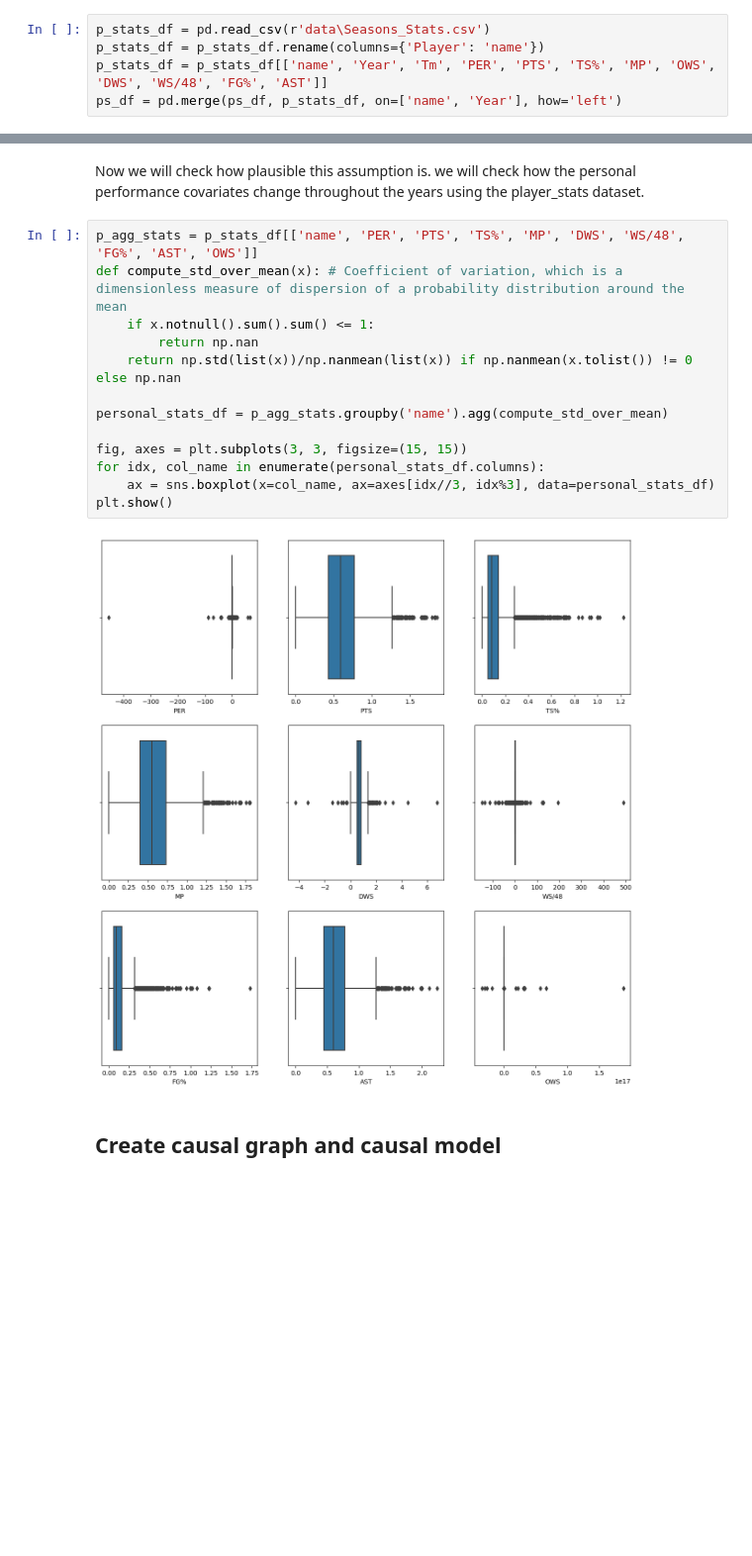
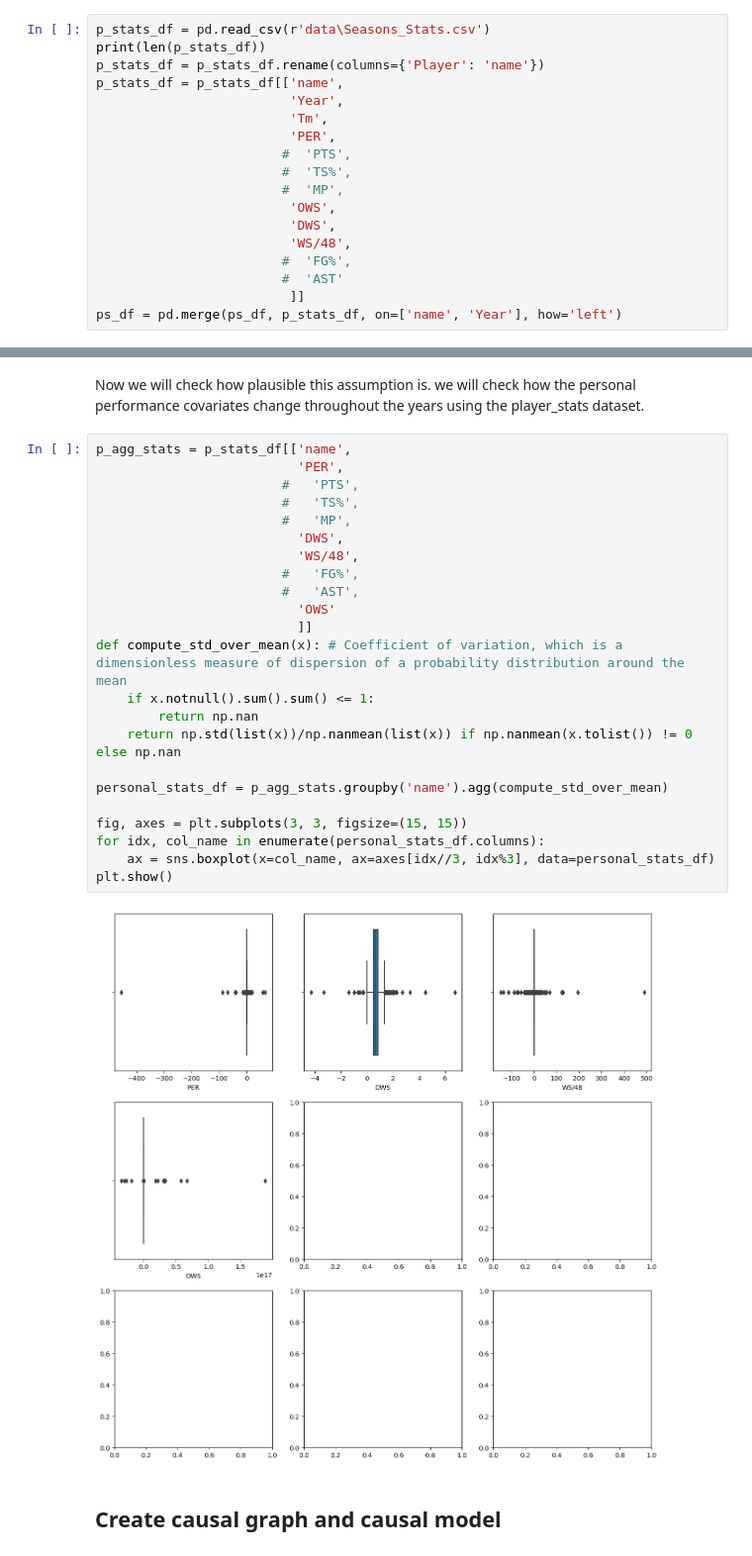
Before and after one commit to YoavMeiri/causalProject, a Jupyter notebook: code/preliminary_data_analysis.ipynb, the cells around one changed output, grey strips where cells are left out. Shown: that part at 99% size. Cells and saved outputs as stored; diff of their text form; blank space fills up the shorter version.

```diff
--- a/code/preliminary_data_analysis.ipynb
+++ b/code/preliminary_data_analysis.ipynb
@@ -121,6 +127,19 @@ ps_df.head(5)
 | 4 | abdelal01 | Cairo, Egypt | Duke University | 25 | 1.0 | Portland Trail Blazers | 1990.0 | Bloomfield in Bloomfield, New Jersey | Alaa Abdelnaby | ... |
 # %%
 p_stats_df = pd.read_csv(r'data\Seasons_Stats.csv')
+print(len(p_stats_df))
 p_stats_df = p_stats_df.rename(columns={'Player': 'name'})
-p_stats_df = p_stats_df[['name', 'Year', 'Tm', 'PER', 'PTS', 'TS%', 'MP', 'OWS', 'DWS', 'WS/48', 'FG%', 'AST']]
+p_stats_df = p_stats_df[['name',
+                         'Year',
+                         'Tm',
+                         'PER',
+                        #  'PTS',
+                        #  'TS%',
+                        #  'MP',
+                         'OWS',
+                         'DWS',
+                         'WS/48',
+                        #  'FG%',
+                        #  'AST'
+                         ]]
 ps_df = pd.merge(ps_df, p_stats_df, on=['name', 'Year'], how='left')
@@ -244,20 +333,30 @@ plt.show()
 # %% [markdown]
 Now we will check how plausible this assumption is. we will check how the personal performance covariates change throughout the years using the player_stats dataset.
 # %%
-p_agg_stats = p_stats_df[['name', 'PER', 'PTS', 'TS%', 'MP', 'DWS', 'WS/48', 'FG%', 'AST', 'OWS']]
+p_agg_stats = p_stats_df[['name',
+                          'PER',
+                        #   'PTS',
+                        #   'TS%',
+                        #   'MP',
+                          'DWS',
+                          'WS/48',
+                        #   'FG%',
+                        #   'AST',
+                          'OWS'
+                          ]]
 def compute_std_over_mean(x): # Coefficient of variation, which is a dimensionless measure of dispersion of a probability distribution around the mean
     if x.notnull().sum().sum() <= 1:
         return np.nan
     return np.std(list(x))/np.nanmean(list(x)) if np.nanmean(x.tolist()) != 0 else np.nan
 
 personal_stats_df = p_agg_stats.groupby('name').agg(compute_std_over_mean)
 
 fig, axes = plt.subplots(3, 3, figsize=(15, 15))
 for idx, col_name in enumerate(personal_stats_df.columns):
     ax = sns.boxplot(x=col_name, ax=axes[idx//3, idx%3], data=personal_stats_df)
 plt.show()
 # %% [output]
-[figure, old version]
+[figure, new version]
 # %% [markdown]
 ## Create causal graph and causal model
 # %%
```
Also changed, not shown: parts of 28 cells of this notebook.
